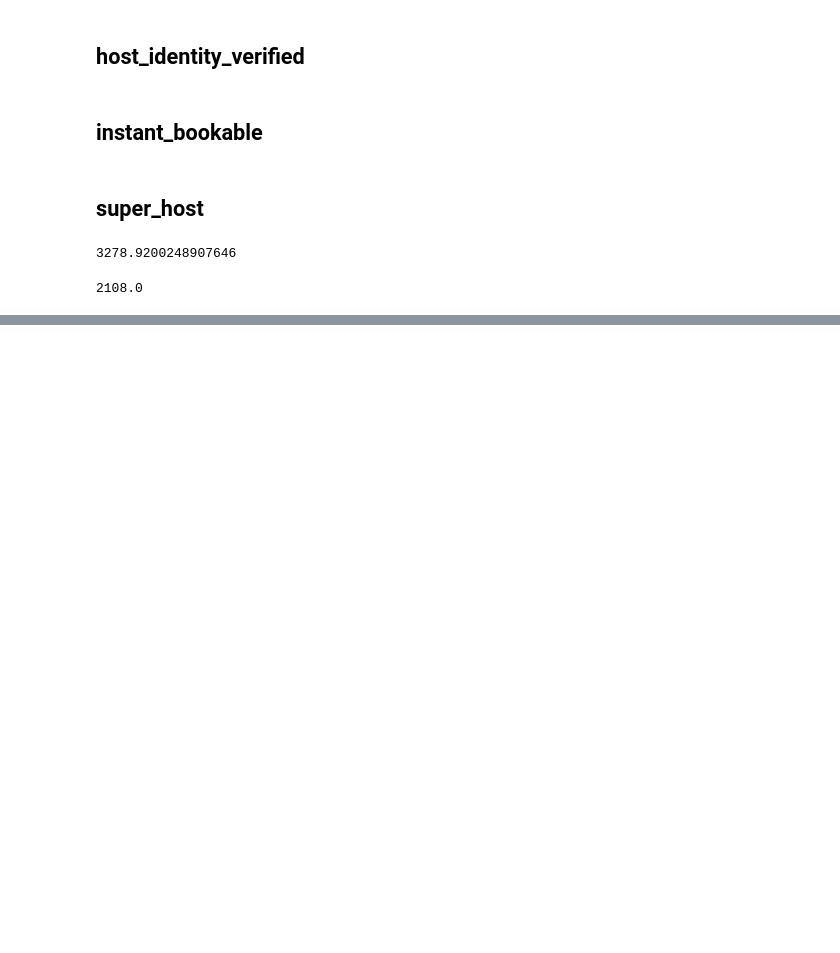
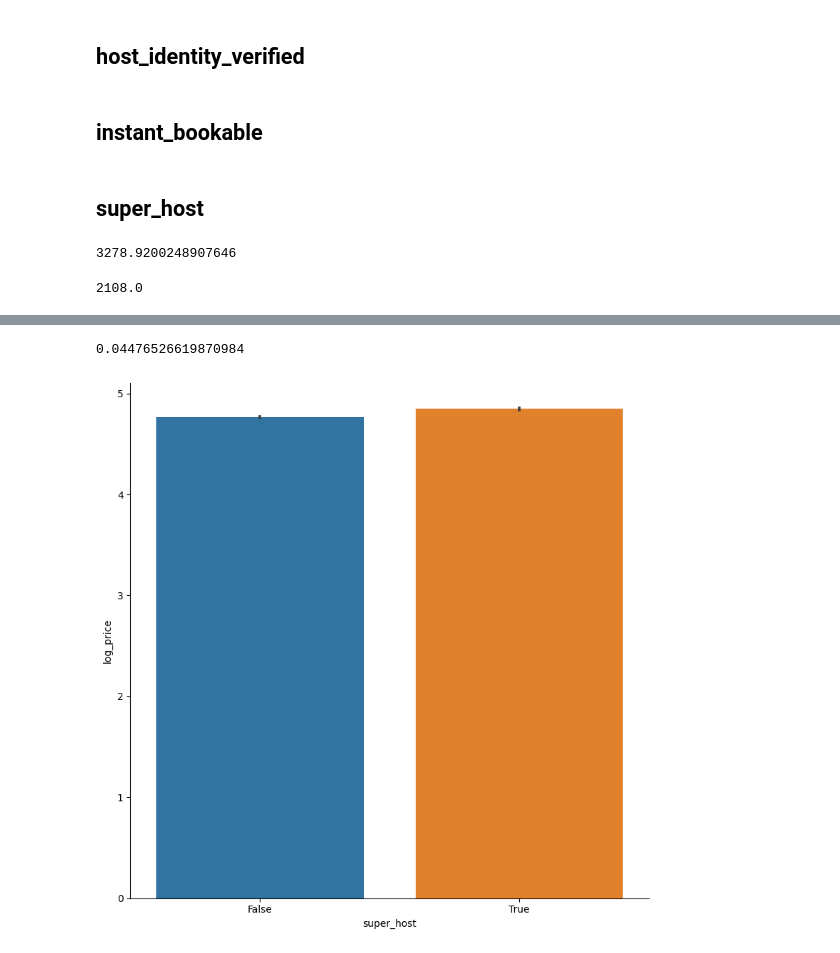
Before and after one commit to semasar/Final-Proje_Airbnb, a Jupyter notebook: data_preproccesing.ipynb, the cells around one changed output, grey strips where cells are left out. Cells and saved outputs as stored; diff of their text form; code cells hidden in the pictures; blank space fills up the shorter version.

```diff
--- a/data_preproccesing.ipynb
+++ b/data_preproccesing.ipynb
@@ -1379 +1397,11 @@ True      1711
 Name: count, dtype: int64
+# %%
+correlation = df['super_host'].corr(df['log_price'])
+correlation
+# %% [output]
+0.04476526619870984
+# %%
+import seaborn as sns
+catplot('super_host')
+# %% [output]
+[figure, added]
```
Also changed, not shown: parts of 8 cells of this notebook.
